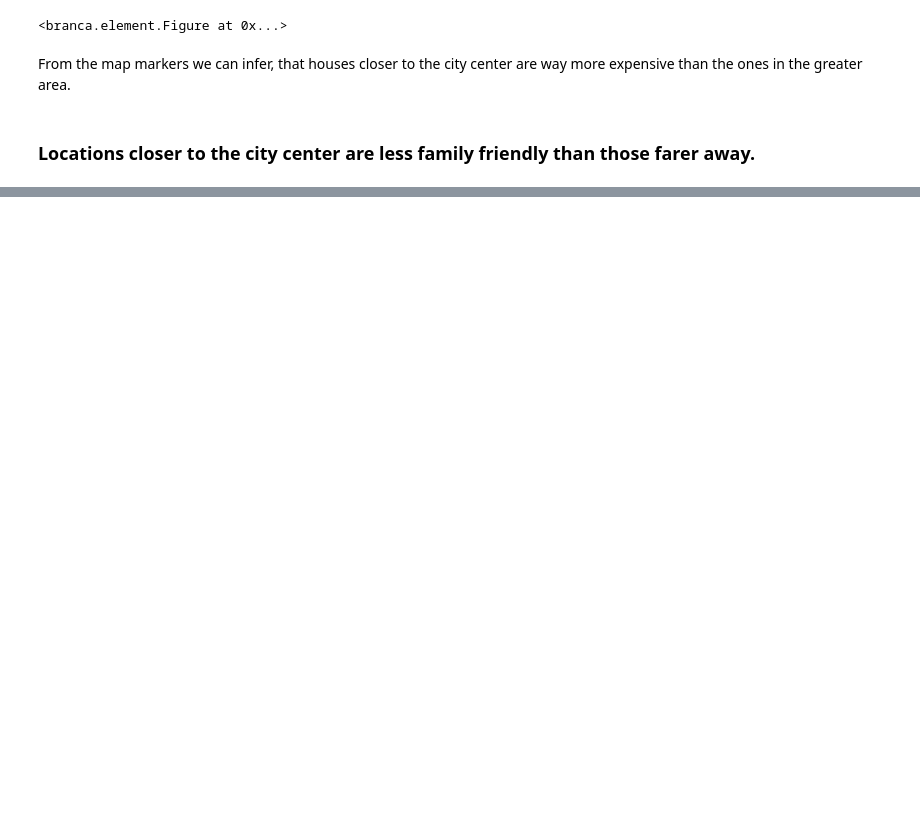
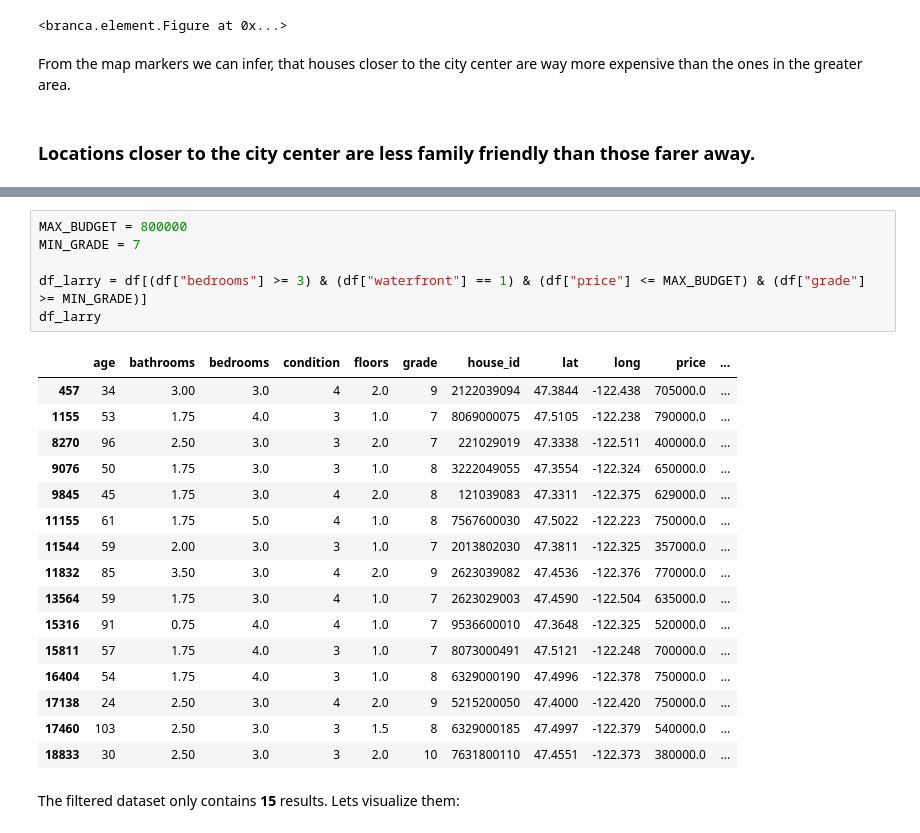
Before and after one commit to christian-reimann/ds-eda-project, a Jupyter notebook: reimann_eda.ipynb, the cells around one changed output, grey strips where cells are left out. Cells and saved outputs as stored; diff of their text form; blank space fills up the shorter version.

```diff
--- a/reimann_eda.ipynb
+++ b/reimann_eda.ipynb
@@ -392,0 +419,25 @@ add readme
+# %%
+MAX_BUDGET = 800000
+MIN_GRADE = 7
+
+df_larry = df[(df["bedrooms"] >= 3) & (df["waterfront"] == 1) & (df["price"] <= MAX_BUDGET) & (df["grade"] >= MIN_GRADE)]
+df_larry
+# %% [output]
+|  | age | bathrooms | bedrooms | condition | floors | grade | house_id | lat | long | price | ... |
+| 457 | 34 | 3.00 | 3.0 | 4 | 2.0 | 9 | 2122039094 | 47.3844 | -122.438 | 705000.0 | ... |
+| 1155 | 53 | 1.75 | 4.0 | 3 | 1.0 | 7 | 8069000075 | 47.5105 | -122.238 | 790000.0 | ... |
+| 8270 | 96 | 2.50 | 3.0 | 3 | 2.0 | 7 | 221029019 | 47.3338 | -122.511 | 400000.0 | ... |
+| 9076 | 50 | 1.75 | 3.0 | 3 | 1.0 | 8 | 3222049055 | 47.3554 | -122.324 | 650000.0 | ... |
+| 9845 | 45 | 1.75 | 3.0 | 4 | 2.0 | 8 | 121039083 | 47.3311 | -122.375 | 629000.0 | ... |
+| 11155 | 61 | 1.75 | 5.0 | 4 | 1.0 | 8 | 7567600030 | 47.5022 | -122.223 | 750000.0 | ... |
+| 11544 | 59 | 2.00 | 3.0 | 3 | 1.0 | 7 | 2013802030 | 47.3811 | -122.325 | 357000.0 | ... |
+| 11832 | 85 | 3.50 | 3.0 | 4 | 2.0 | 9 | 2623039082 | 47.4536 | -122.376 | 770000.0 | ... |
+| 13564 | 59 | 1.75 | 3.0 | 4 | 1.0 | 7 | 2623029003 | 47.4590 | -122.504 | 635000.0 | ... |
+| 15316 | 91 | 0.75 | 4.0 | 4 | 1.0 | 7 | 9536600010 | 47.3648 | -122.325 | 520000.0 | ... |
+| 15811 | 57 | 1.75 | 4.0 | 3 | 1.0 | 7 | 8073000491 | 47.5121 | -122.248 | 700000.0 | ... |
+| 16404 | 54 | 1.75 | 4.0 | 3 | 1.0 | 8 | 6329000190 | 47.4996 | -122.378 | 750000.0 | ... |
+| 17138 | 24 | 2.50 | 3.0 | 4 | 2.0 | 9 | 5215200050 | 47.4000 | -122.420 | 750000.0 | ... |
+| 17460 | 103 | 2.50 | 3.0 | 3 | 1.5 | 8 | 6329000185 | 47.4997 | -122.379 | 540000.0 | ... |
+| 18833 | 30 | 2.50 | 3.0 | 3 | 2.0 | 10 | 7631800110 | 47.4551 | -122.373 | 380000.0 | ... |
+# %% [markdown]
+The filtered dataset only contains **15** results. Lets visualize them:
```
Also changed, not shown: parts of 27 cells of this notebook, 6 other files.
